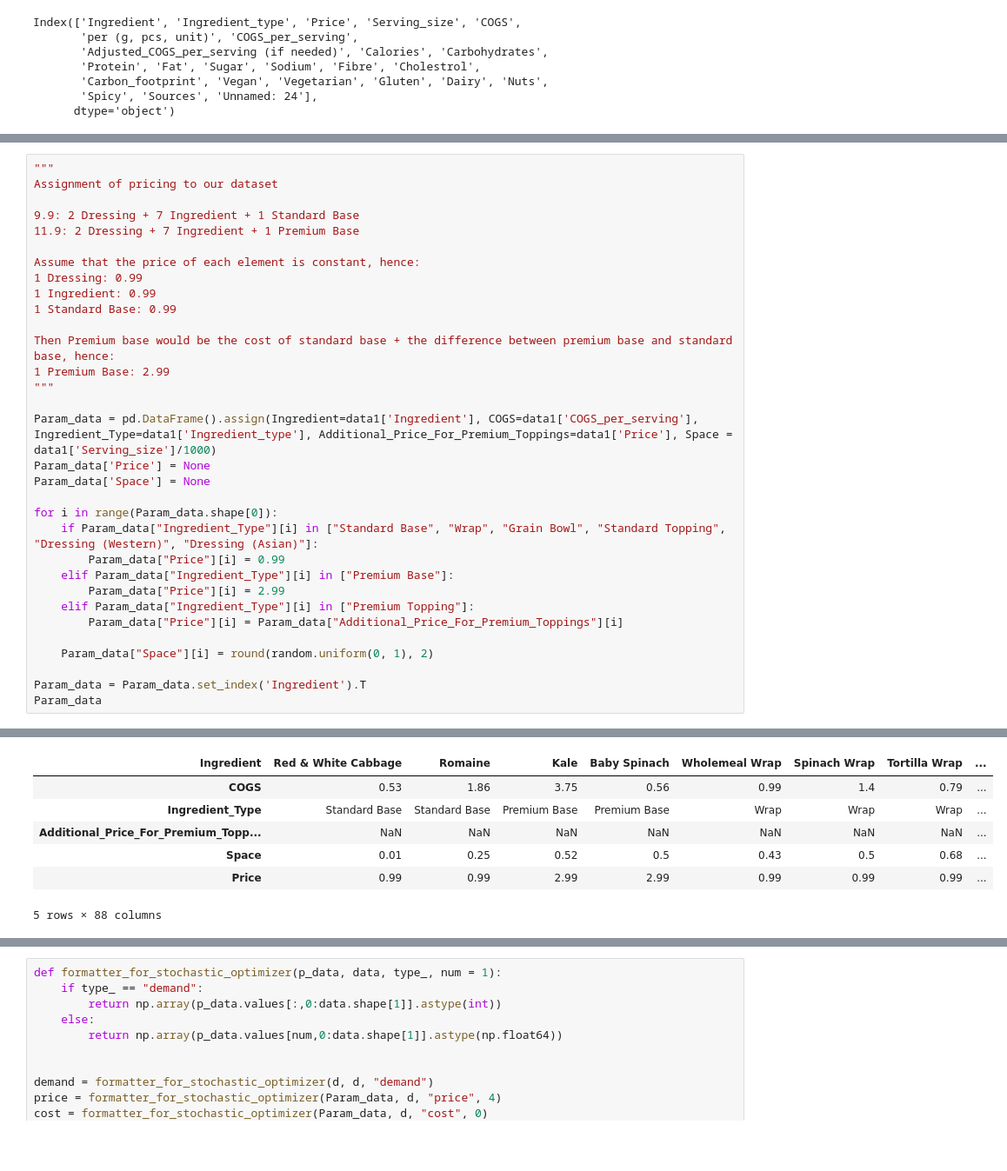
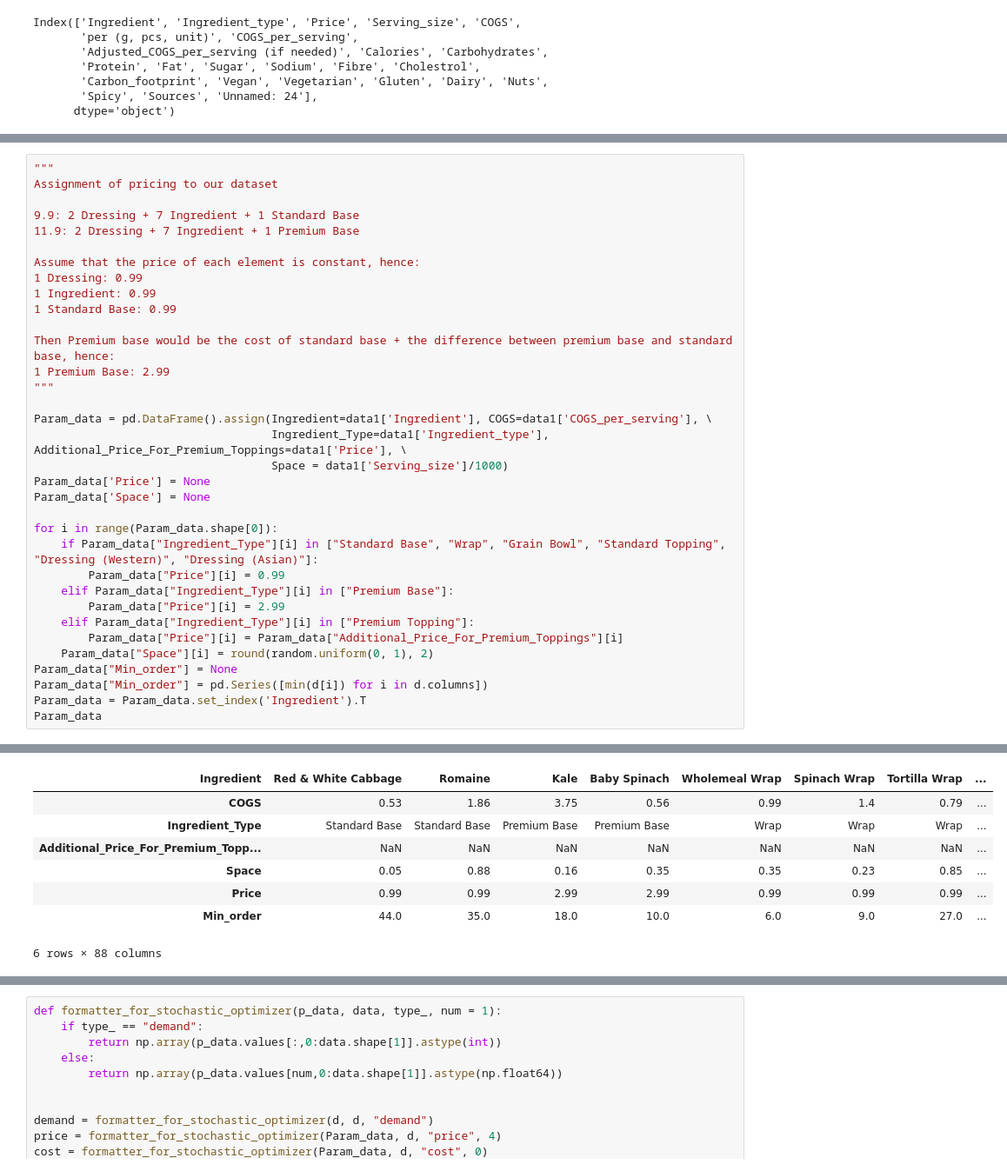
Before and after one commit to qy2000/bc2410-salad-LOP, a Jupyter notebook: ipynb/Ingredient_Order_Optimiser_Source_Code.ipynb, the cells around one changed output, grey strips where cells are left out. Shown at 87% size. Saved outputs shown, nothing was run; the diff lists cells and outputs as text; blank space fills up the shorter version.

Commit message:
Add min_order to avoid 0

```diff
--- a/ipynb/Ingredient_Order_Optimiser_Source_Code.ipynb
+++ b/ipynb/Ingredient_Order_Optimiser_Source_Code.ipynb
@@ -389,7 +410,9 @@ Then Premium base would be the cost of standard base + the difference between pr
 1 Premium Base: 2.99
 """
 
-Param_data = pd.DataFrame().assign(Ingredient=data1['Ingredient'], COGS=data1['COGS_per_serving'], Ingredient_Type=data1['Ingredient_type'], Additional_Price_For_Premium_Toppings=data1['Price'], Space = data1['Serving_size']/1000)
+Param_data = pd.DataFrame().assign(Ingredient=data1['Ingredient'], COGS=data1['COGS_per_serving'], \
+                                   Ingredient_Type=data1['Ingredient_type'], Additional_Price_For_Premium_Toppings=data1['Price'], \
+                                   Space = data1['Serving_size']/1000)
 Param_data['Price'] = None
 Param_data['Space'] = None
 
@@ -398,35 +421,36 @@ for i in range(Param_data.shape[0]):
         Param_data["Price"][i] = 0.99
     elif Param_data["Ingredient_Type"][i] in ["Premium Base"]:
         Param_data["Price"][i] = 2.99
     elif Param_data["Ingredient_Type"][i] in ["Premium Topping"]:
         Param_data["Price"][i] = Param_data["Additional_Price_For_Premium_Toppings"][i]
-
     Param_data["Space"][i] = round(random.uniform(0, 1), 2)
-
+Param_data["Min_order"] = None
+Param_data["Min_order"] = pd.Series([min(d[i]) for i in d.columns])
 Param_data = Param_data.set_index('Ingredient').T
 Param_data
 # %% [output]
 A value is trying to be set on a copy of a slice from a DataFrame
 
 See the caveats in the documentation: https://pandas.pydata.org/pandas-docs/stable/user_guide/indexing.html#returning-a-view-versus-a-copy
 
 
 
 A value is trying to be set on a copy of a slice from a DataFrame
 
 See the caveats in the documentation: https://pandas.pydata.org/pandas-docs/stable/user_guide/indexing.html#returning-a-view-versus-a-copy
 
 
 
 ... (5 lines left out)
 
 A value is trying to be set on a copy of a slice from a DataFrame
 
 See the caveats in the documentation: https://pandas.pydata.org/pandas-docs/stable/user_guide/indexing.html#returning-a-view-versus-a-copy
 | Ingredient | Red & White Cabbage | Romaine | Kale | Baby Spinach | Wholemeal Wrap | Spinach Wrap | Tortilla Wrap | ... |
 | COGS | 0.53 | 1.86 | 3.75 | 0.56 | 0.99 | 1.4 | 0.79 | ... |
 | Ingredient_Type | Standard Base | Standard Base | Premium Base | Premium Base | Wrap | Wrap | Wrap | ... |
 | Additional_Price_For_Premium_Topp... | NaN | NaN | NaN | NaN | NaN | NaN | NaN | ... |
-| Space | 0.01 | 0.25 | 0.52 | 0.5 | 0.43 | 0.5 | 0.68 | ... |
+| Space | 0.05 | 0.88 | 0.16 | 0.35 | 0.35 | 0.23 | 0.85 | ... |
 | Price | 0.99 | 0.99 | 2.99 | 2.99 | 0.99 | 0.99 | 0.99 | ... |
+| Min_order | 44.0 | 35.0 | 18.0 | 10.0 | 6.0 | 9.0 | 27.0 | ... |
-5 rows × 88 columns
+6 rows × 88 columns
```
Also changed, not shown: parts of 10 cells of this notebook.
